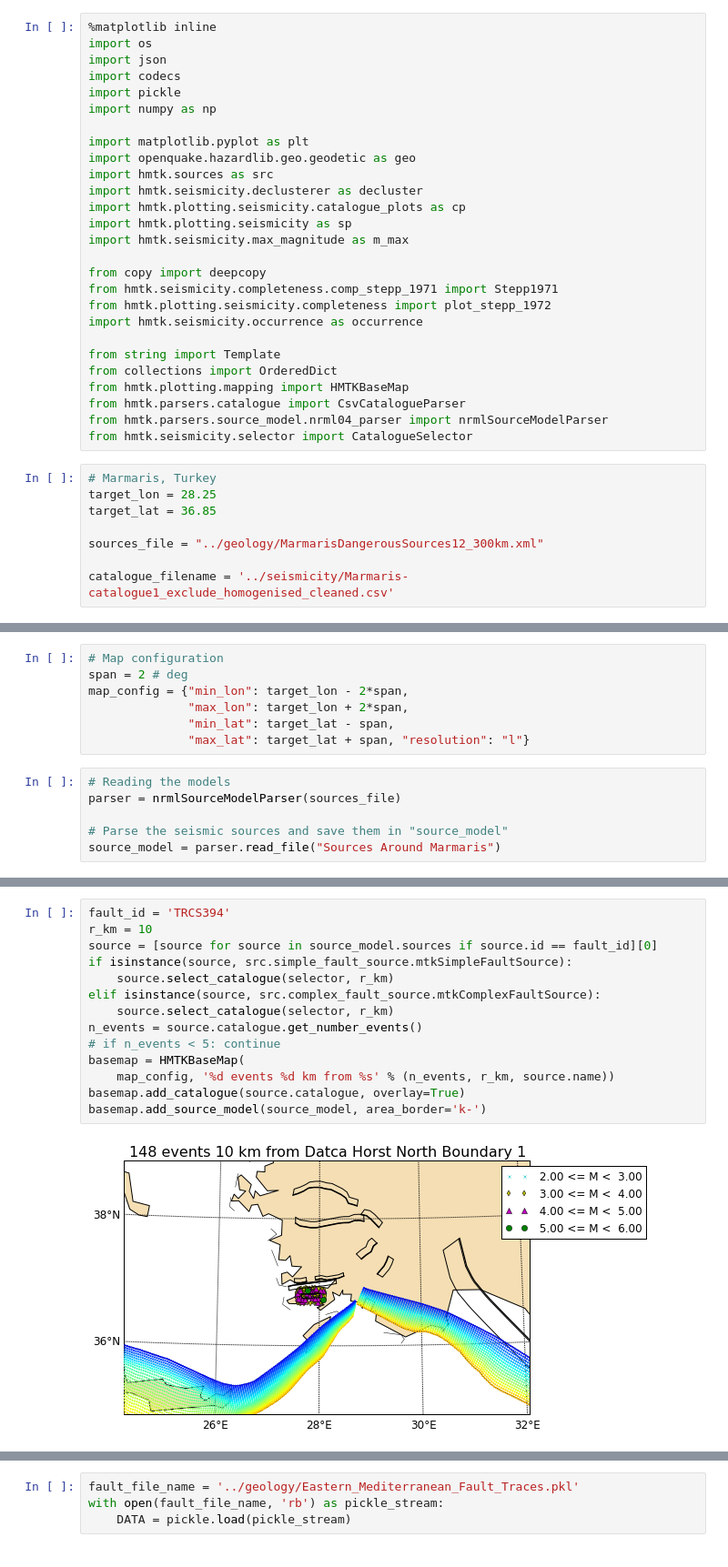
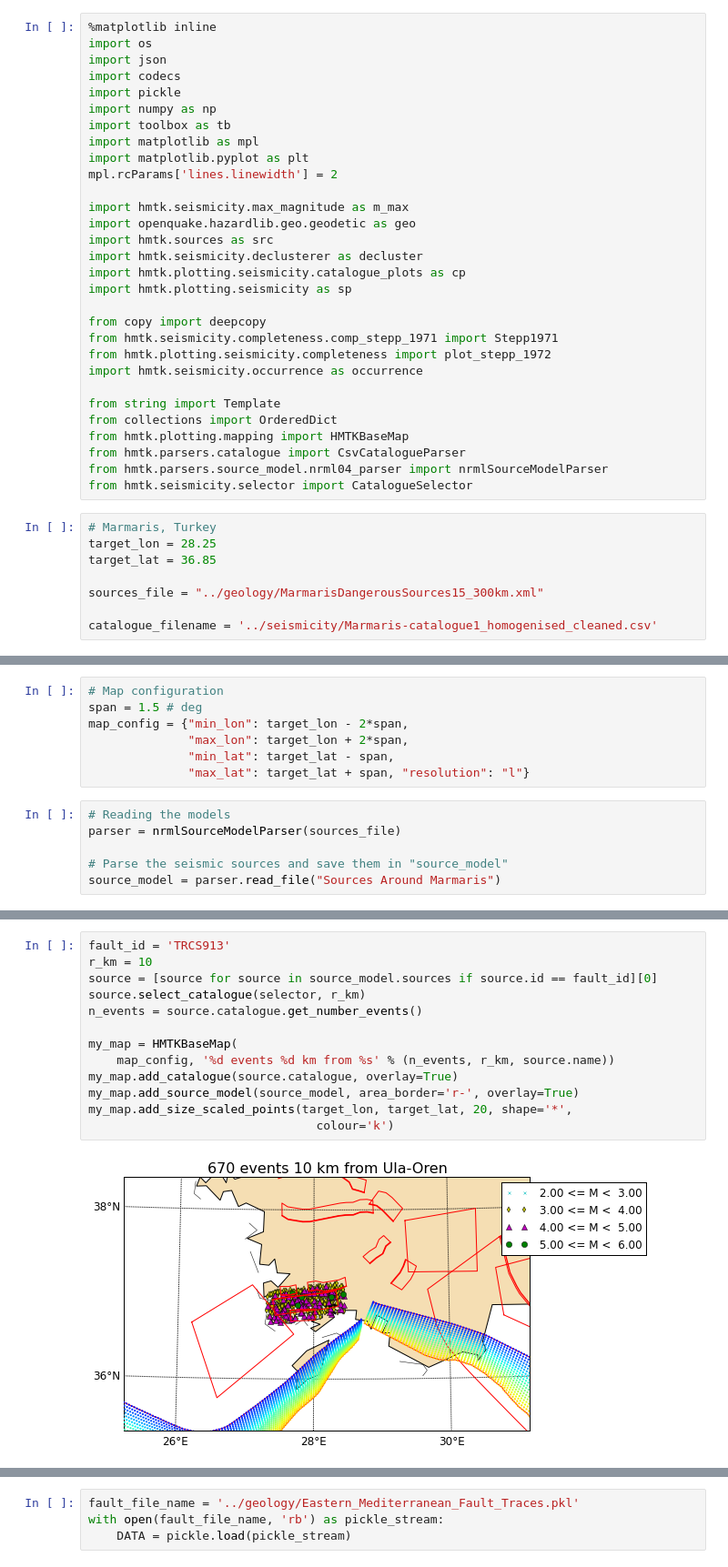
Before and after one commit to nackerley/MarmarisPSHA, a Jupyter notebook: sources/Source Magnitude-Frequency Distribution.ipynb, the cells around one changed output, grey strips where cells are left out. Shown at 91% size. Saved outputs shown, nothing was run; the diff lists cells and outputs as text.

```diff
--- a/sources/Source Magnitude-Frequency Distribution.ipynb
+++ b/sources/Source Magnitude-Frequency Distribution.ipynb
@@ -7,14 +7,17 @@ import json
 import codecs
 import pickle
 import numpy as np
+import toolbox as tb
+import matplotlib as mpl
+import matplotlib.pyplot as plt
+mpl.rcParams['lines.linewidth'] = 2
 
-import matplotlib.pyplot as plt
+import hmtk.seismicity.max_magnitude as m_max
 import openquake.hazardlib.geo.geodetic as geo
 import hmtk.sources as src
 import hmtk.seismicity.declusterer as decluster
 import hmtk.plotting.seismicity.catalogue_plots as cp
 import hmtk.plotting.seismicity as sp
-import hmtk.seismicity.max_magnitude as m_max
 
 from copy import deepcopy
 from hmtk.seismicity.completeness.comp_stepp_1971 import Stepp1971
@@ -32,9 +35,9 @@ from hmtk.seismicity.selector import CatalogueSelector
 target_lon = 28.25
 target_lat = 36.85
 
-sources_file = "../geology/MarmarisDangerousSources12_300km.xml"
+sources_file = "../geology/MarmarisDangerousSources15_300km.xml"
 
-catalogue_filename = '../seismicity/Marmaris-catalogue1_exclude_homogenised_cleaned.csv'
+catalogue_filename = '../seismicity/Marmaris-catalogue1_homogenised_cleaned.csv'
 # %%
 parser = CsvCatalogueParser(catalogue_filename) # From .csv to hmtk
 
@@ -88,6 +100,6 @@ declustered.purge_catalogue(mainshock_flag)
 # %%
 # Map configuration
-span = 2 # deg
+span = 1.5 # deg
 map_config = {"min_lon": target_lon - 2*span,
               "max_lon": target_lon + 2*span,
               "min_lat": target_lat - span,
@@ -125,19 +141,18 @@ selector = CatalogueSelector(declustered, create_copy=True)
 # %%
-fault_id = 'TRCS394'
+fault_id = 'TRCS913'
 r_km = 10
 source = [source for source in source_model.sources if source.id == fault_id][0]
-if isinstance(source, src.simple_fault_source.mtkSimpleFaultSource):
-    source.select_catalogue(selector, r_km)
-elif isinstance(source, src.complex_fault_source.mtkComplexFaultSource):
-    source.select_catalogue(selector, r_km)
+source.select_catalogue(selector, r_km)
 n_events = source.catalogue.get_number_events()
-# if n_events < 5: continue
-basemap = HMTKBaseMap(
+
+my_map = HMTKBaseMap(
     map_config, '%d events %d km from %s' % (n_events, r_km, source.name))
-basemap.add_catalogue(source.catalogue, overlay=True)
-basemap.add_source_model(source_model, area_border='k-')
+my_map.add_catalogue(source.catalogue, overlay=True)
+my_map.add_source_model(source_model, area_border='r-', overlay=True)
+my_map.add_size_scaled_points(target_lon, target_lat, 20, shape='*',
+                                colour='k')
 # %% [output]
-[figure, old version]
+[figure, new version]
 # %%
 cp.plot_depth_histogram(source.catalogue, 10)
 # %% [output]
```
Also changed, not shown: parts of 20 cells of this notebook.
